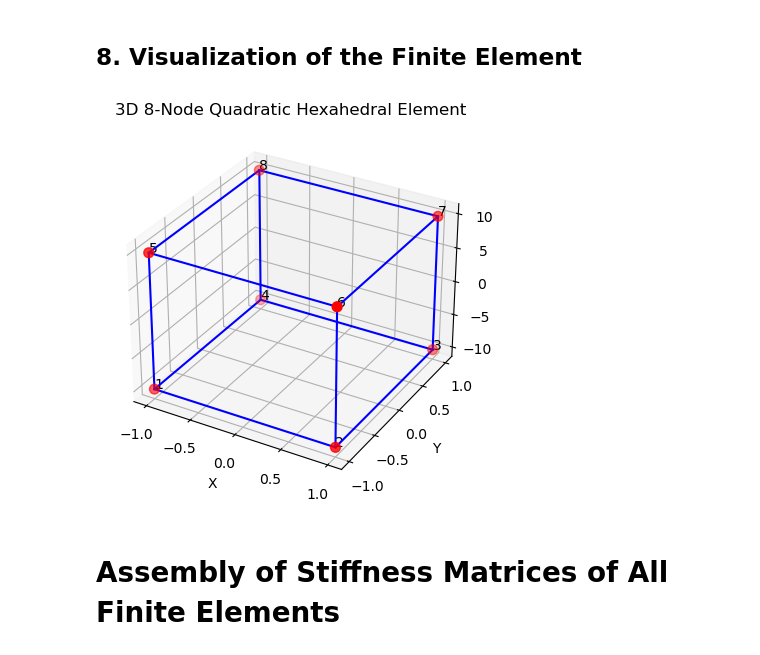
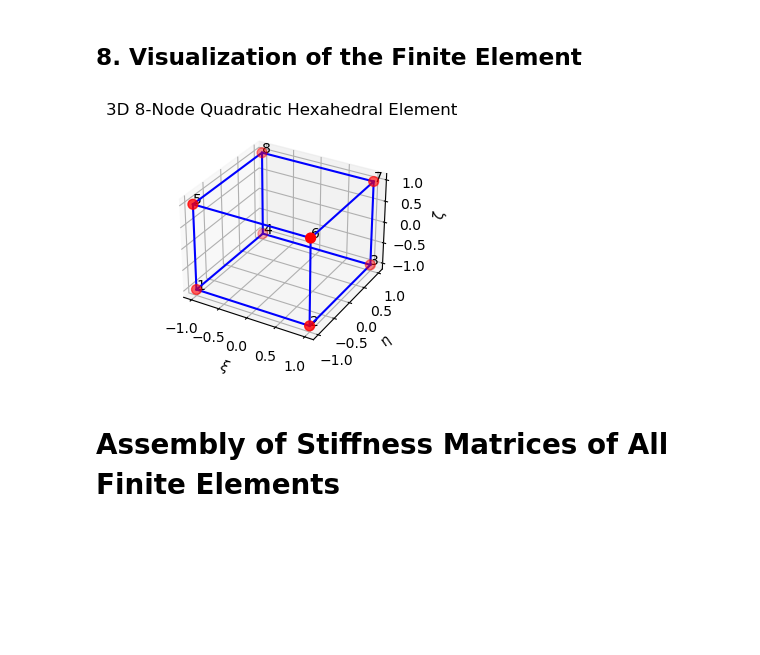
Before and after one commit to Albertlor/NanopositionerFYP, a Jupyter notebook: jupyter_notebook/stiffnessMatrix_8NodeHexahedral.ipynb, the cells around one changed output. Drawn from its saved outputs; the diff is of its cells as text; code cells hidden in the pictures; blank space fills up the shorter version.

```diff
--- a/jupyter_notebook/stiffnessMatrix_8NodeHexahedral.ipynb
+++ b/jupyter_notebook/stiffnessMatrix_8NodeHexahedral.ipynb
@@ -312,42 +317,42 @@ Stiffness Matrix:
 ## 8. Visualization of the Finite Element
 # %%
 # Visualization of the 3D 8-node quadratic element
-fig = plt.figure()
+fig = plt.figure(figsize=(5,3))
 ax = fig.add_subplot(111, projection='3d')
 
 # Plot the nodes
-ax.scatter(nodes_physical[:, 0], nodes_physical[:, 1], nodes_physical[:, 2], color='r', s=50)
+ax.scatter(nodes_natural[:, 0], nodes_natural[:, 1], nodes_natural[:, 2], color='r', s=50)
 
 # Define the edges of the hexahedral element for visualization
 edges = [
     [0, 1], [1, 2], [2, 3], [3, 0],   # Bottom face
     [4, 5], [5, 6], [6, 7], [7, 4],  # Top face
     [0, 4], [1, 5], [2, 6], [3, 7]  # Vertical edges
 ]
 
 # Plot the edges
 for edge in edges:
     for i in range(len(edge) - 1):
-        x = [nodes_physical[edge[i], 0], nodes_physical[edge[i+1], 0]]
-        y = [nodes_physical[edge[i], 1], nodes_physical[edge[i+1], 1]]
-        z = [nodes_physical[edge[i], 2], nodes_physical[edge[i+1], 2]]
+        x = [nodes_natural[edge[i], 0], nodes_natural[edge[i+1], 0]]
+        y = [nodes_natural[edge[i], 1], nodes_natural[edge[i+1], 1]]
+        z = [nodes_natural[edge[i], 2], nodes_natural[edge[i+1], 2]]
         ax.plot(x, y, z, 'b-')
 
 # Label the nodes
-for i, (x, y, z) in enumerate(nodes_physical):
+for i, (x, y, z) in enumerate(nodes_natural):
     ax.text(x, y, z, f'{i+1}', size=10, zorder=1)
 
-ax.set_xlabel('X')
-ax.set_ylabel('Y')
-ax.set_zlabel('Z')
-# ax.set_xlabel(r'$\xi$')
-# ax.set_ylabel(r'$\eta$')
-# ax.set_zlabel(r'$\zeta$')
+# ax.set_xlabel('X')
+# ax.set_ylabel('Y')
+# ax.set_zlabel('Z')
+ax.set_xlabel(r'$\xi$')
+ax.set_ylabel(r'$\eta$')
+ax.set_zlabel(r'$\zeta$')
 ax.set_title('3D 8-Node Quadratic Hexahedral Element')
 
 plt.show()
 # %% [output]
-[figure, old version]
+[figure, new version]
 # %% [markdown]
 # Assembly of Stiffness Matrices of All Finite Elements
 # %% [markdown]
```
Also changed, not shown: parts of 2 cells of this notebook.
